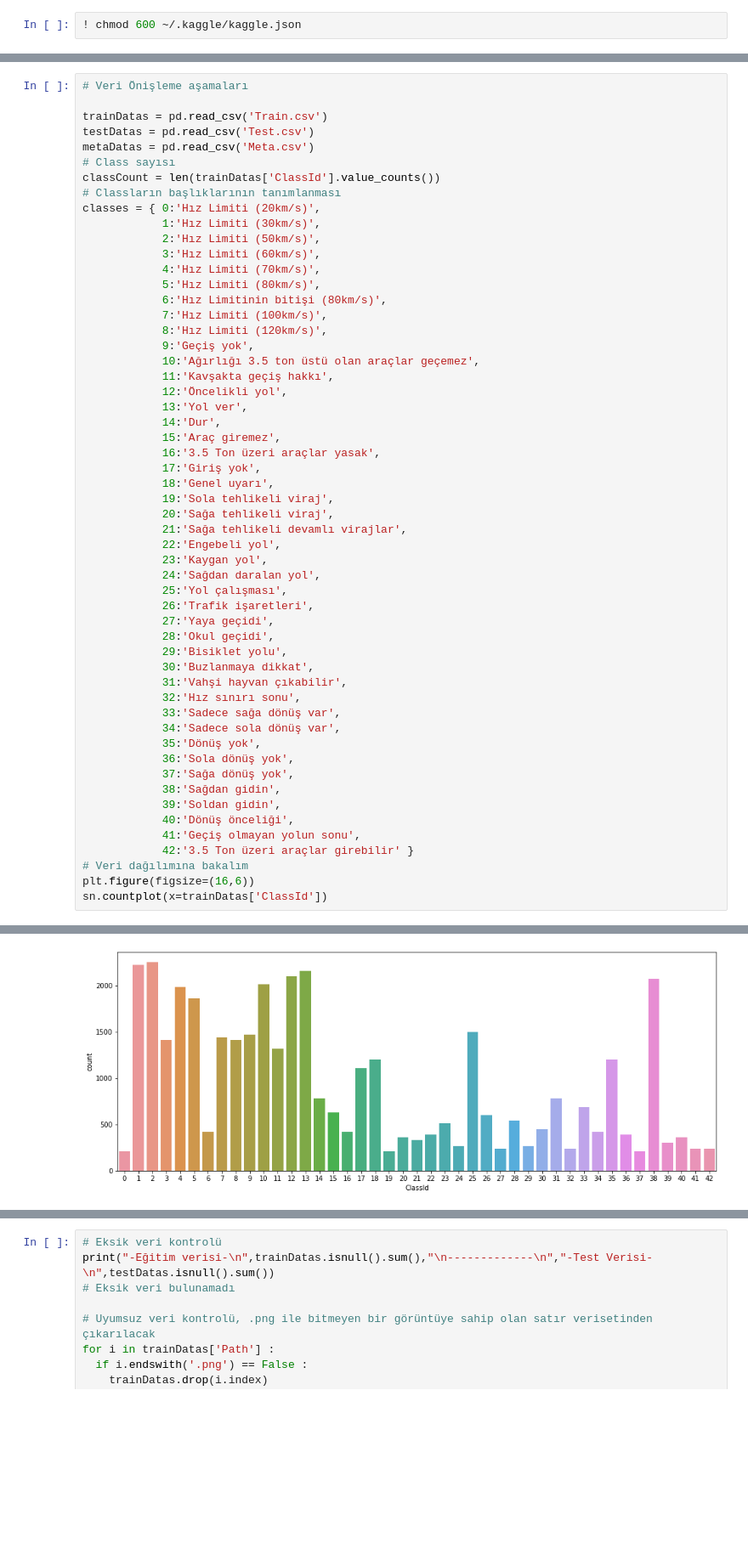
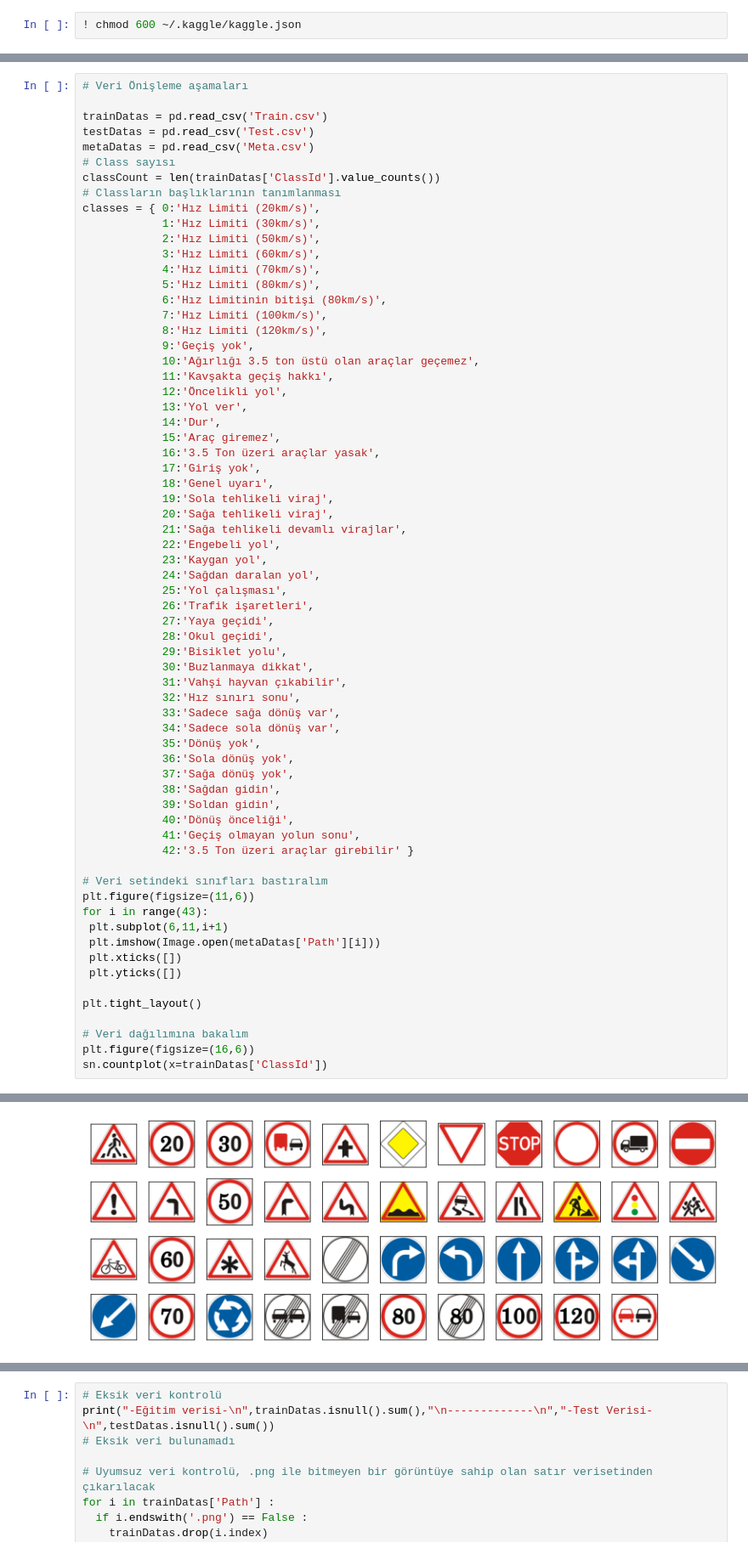
Before and after one commit to CagataySencan/TrafficSignRecognition, a Jupyter notebook: main.ipynb, the cells around one changed output, grey strips where cells are left out. Shown at 85% size. Cells and saved outputs as stored; diff of their text form; blank space fills up the shorter version.

```diff
--- a/main.ipynb
+++ b/main.ipynb
@@ -69,31 +101,42 @@ classes = { 0:'Hız Limiti (20km/s)',
             18:'Genel uyarı',
             19:'Sola tehlikeli viraj',
             20:'Sağa tehlikeli viraj',
             21:'Sağa tehlikeli devamlı virajlar',
             22:'Engebeli yol',
             23:'Kaygan yol',
             24:'Sağdan daralan yol',
             25:'Yol çalışması',
             26:'Trafik işaretleri',
             27:'Yaya geçidi',
             28:'Okul geçidi',
             29:'Bisiklet yolu',
             30:'Buzlanmaya dikkat',
             31:'Vahşi hayvan çıkabilir',
             32:'Hız sınırı sonu',
             33:'Sadece sağa dönüş var',
             34:'Sadece sola dönüş var',
             35:'Dönüş yok',
             36:'Sola dönüş yok',
             37:'Sağa dönüş yok',
             38:'Sağdan gidin',
             39:'Soldan gidin',
             40:'Dönüş önceliği',
             41:'Geçiş olmayan yolun sonu',
             42:'3.5 Ton üzeri araçlar girebilir' }
+
+# Veri setindeki sınıfları bastıralım
+plt.figure(figsize=(11,6))
+for i in range(43):
+ plt.subplot(6,11,i+1)
+ plt.imshow(Image.open(metaDatas['Path'][i]))
+ plt.xticks([])
+ plt.yticks([])
+
+plt.tight_layout()
+
 # Veri dağılımına bakalım
 plt.figure(figsize=(16,6))
 sn.countplot(x=trainDatas['ClassId'])
 # %% [output]
 <matplotlib.axes._subplots.AxesSubplot at 0x...>
-[figure, old version]
+[figure, new version]
```
Also changed, not shown: parts of 5 cells of this notebook.
